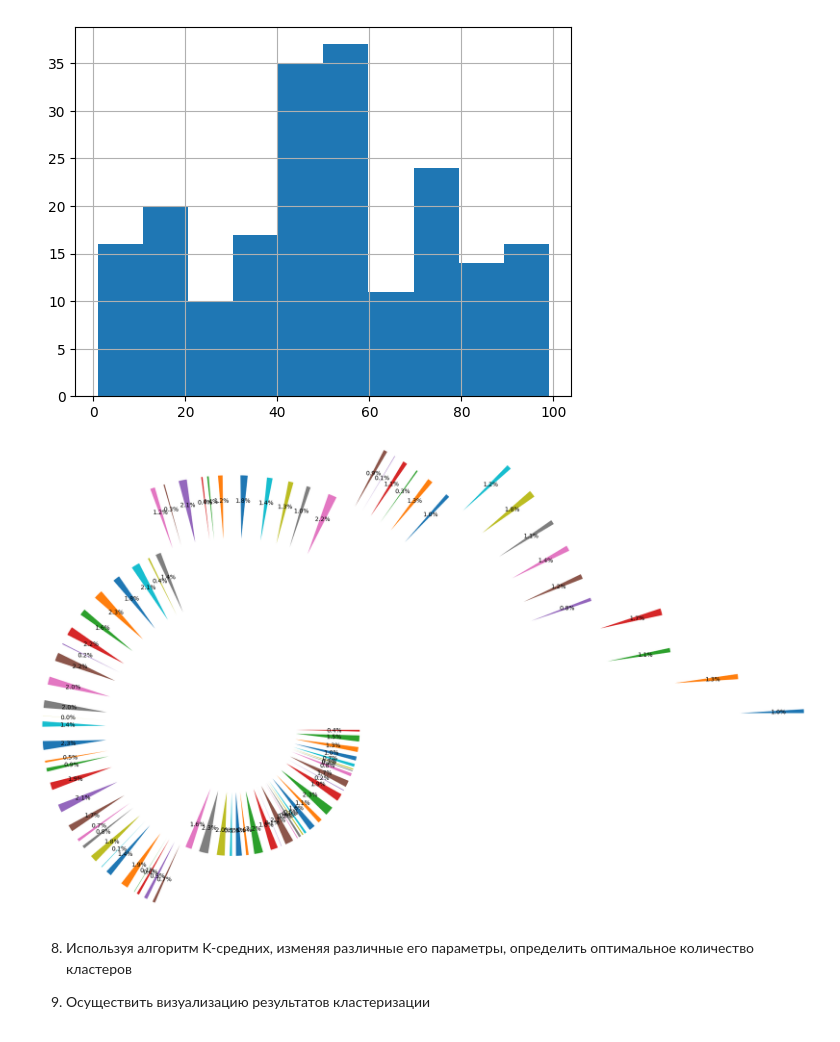
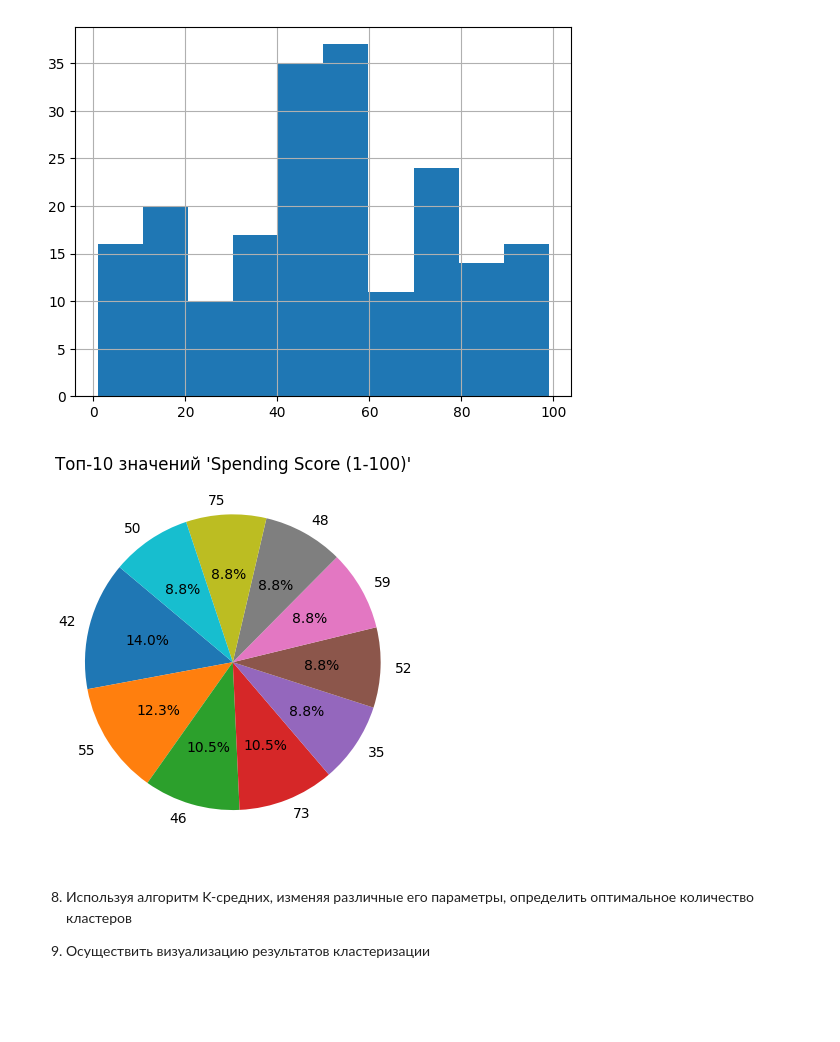
Before and after one commit to Ksenyakin/MO, a Jupyter notebook: lab6.ipynb, the cells around one changed output. Drawn from its saved outputs; the diff is of its cells as text; code cells hidden in the pictures; blank space fills up the shorter version.

```diff
--- a/lab6.ipynb
+++ b/lab6.ipynb
@@ -106,10 +106,15 @@ df['Spending Score (1-100)'].hist()
 [figure]
 # %%
 data = df['Spending Score (1-100)'].value_counts()
-plt.pie(data.keys(), data.values, autopct='%1.1f%%')
+
+top_n = 10
+data_top = data.head(top_n)
+
+plt.pie(data_top.values, labels=data_top.index, autopct='%1.1f%%', startangle=140)
+plt.title(f"Топ-{top_n} значений 'Spending Score (1-100)'")
 plt.show()
 # %% [output]
-[figure, old version]
+[figure, new version]
 # %% [markdown]
 8) Используя алгоритм K-средних, изменяя различные его параметры, определить
 оптимальное количество кластеров
```
